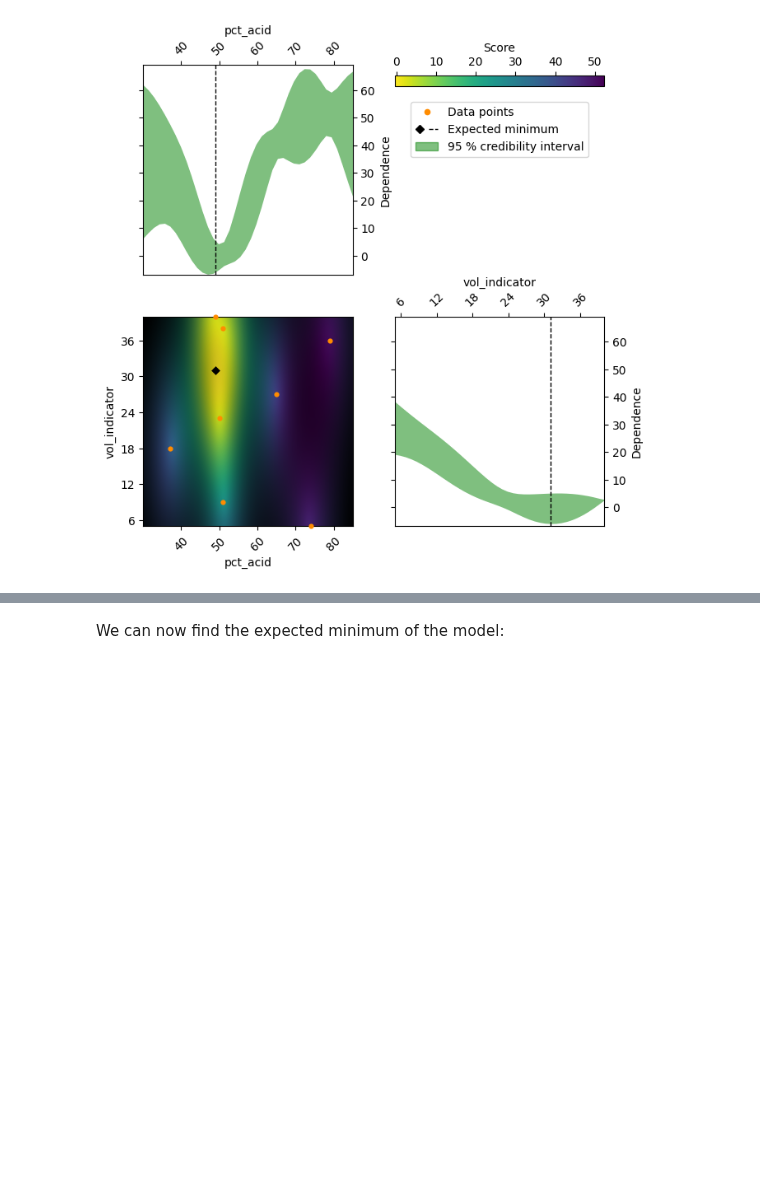
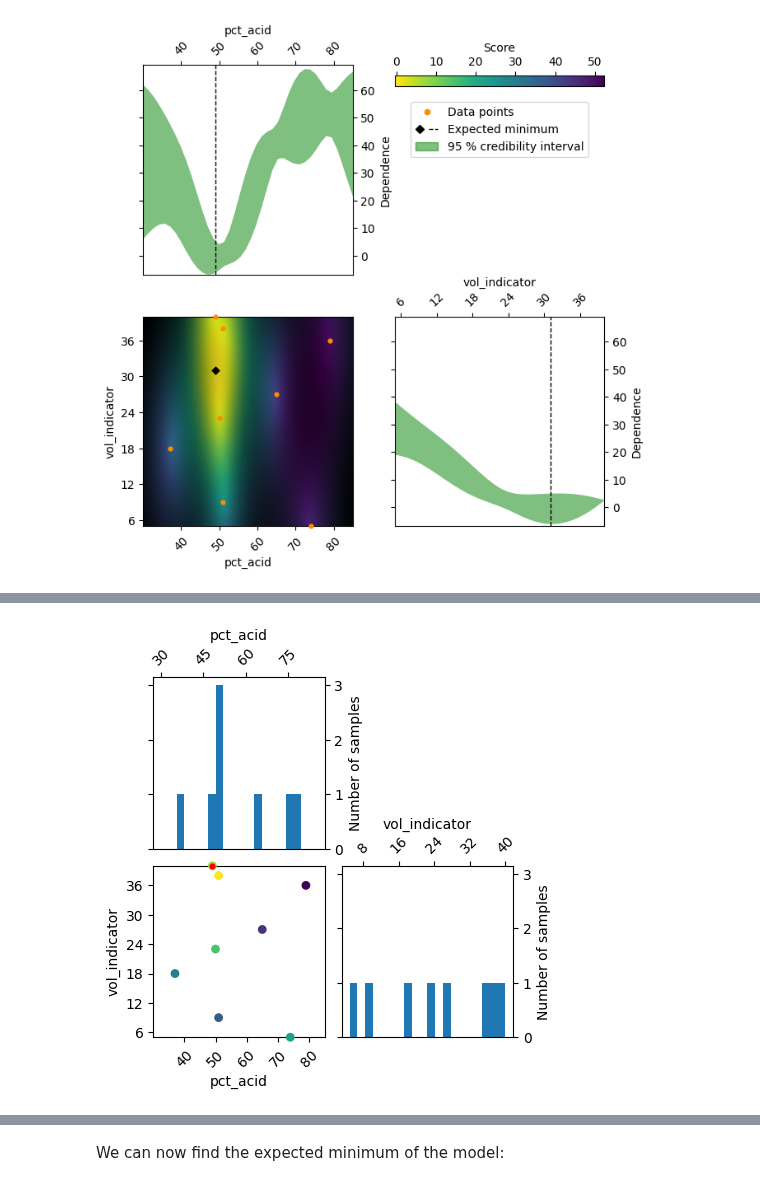
Before and after one commit to novonordisk-research/ProcessOptimizer, a Jupyter notebook: examples/color_pH.ipynb, the cells around one changed output, grey strips where cells are left out. Drawn from its saved outputs; the diff is of its cells as text; code cells hidden in the pictures; blank space fills up the shorter version.

Commit message:
doc: more plots in color_pH example

```diff
--- a/examples/color_pH.ipynb
+++ b/examples/color_pH.ipynb
@@ -87,0 +90,4 @@ po.plot_objective(result,
+# %%
+po.plot_evaluations(result);
+# %% [output]
+[figure, added]
```
Also changed, not shown: parts of 4 cells of this notebook.
